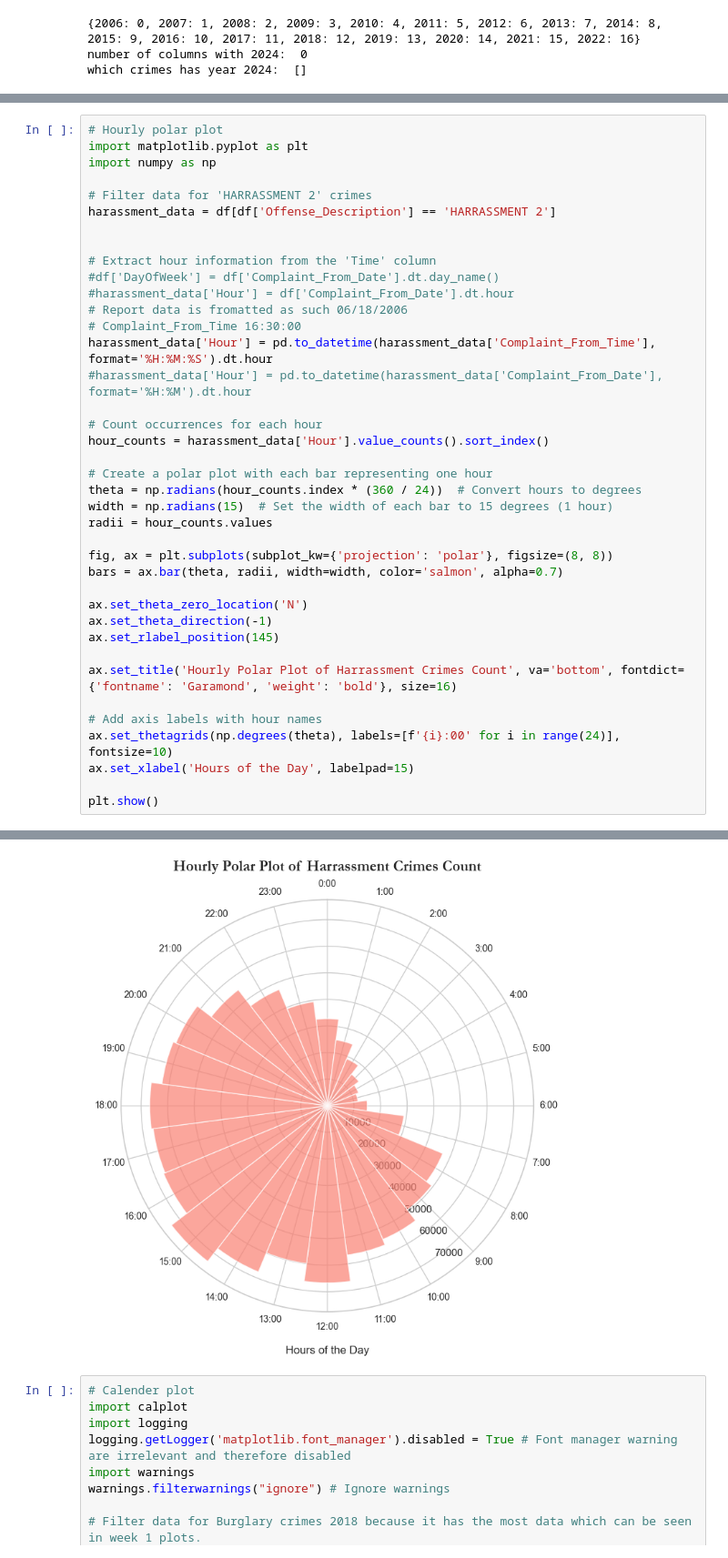
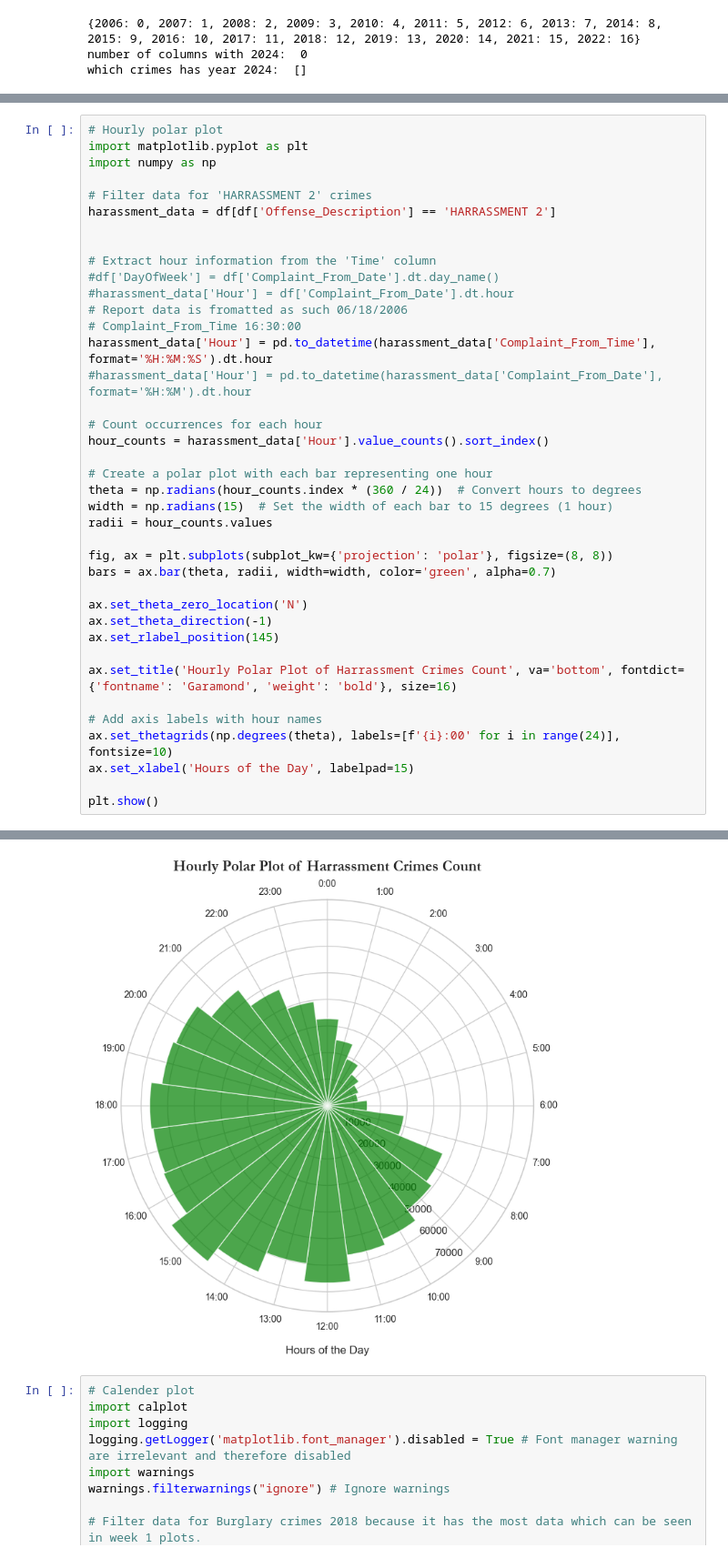
Before and after one commit to johan-bh/Social-Data---Final-Project, a Jupyter notebook: temporal_plots.ipynb, the cells around one changed output, grey strips where cells are left out. Shown at 91% size. Cells and saved outputs as stored; diff of their text form.

```diff
--- a/temporal_plots.ipynb
+++ b/temporal_plots.ipynb
@@ -240,7 +240,7 @@ width = np.radians(15)  # Set the width of each bar to 15 degrees (1 hour)
 radii = hour_counts.values
 
 fig, ax = plt.subplots(subplot_kw={'projection': 'polar'}, figsize=(8, 8))
-bars = ax.bar(theta, radii, width=width, color='salmon', alpha=0.7)
+bars = ax.bar(theta, radii, width=width, color='green', alpha=0.7)
 
 ax.set_theta_zero_location('N')
 ax.set_theta_direction(-1)
@@ -257,4 +262,4 @@ plt.show()
-[figure, old version]
+[figure, new version]
 # %%
 # Calender plot
 import calplot
```
Also changed, not shown: parts of 3 cells of this notebook, 3 other files.
